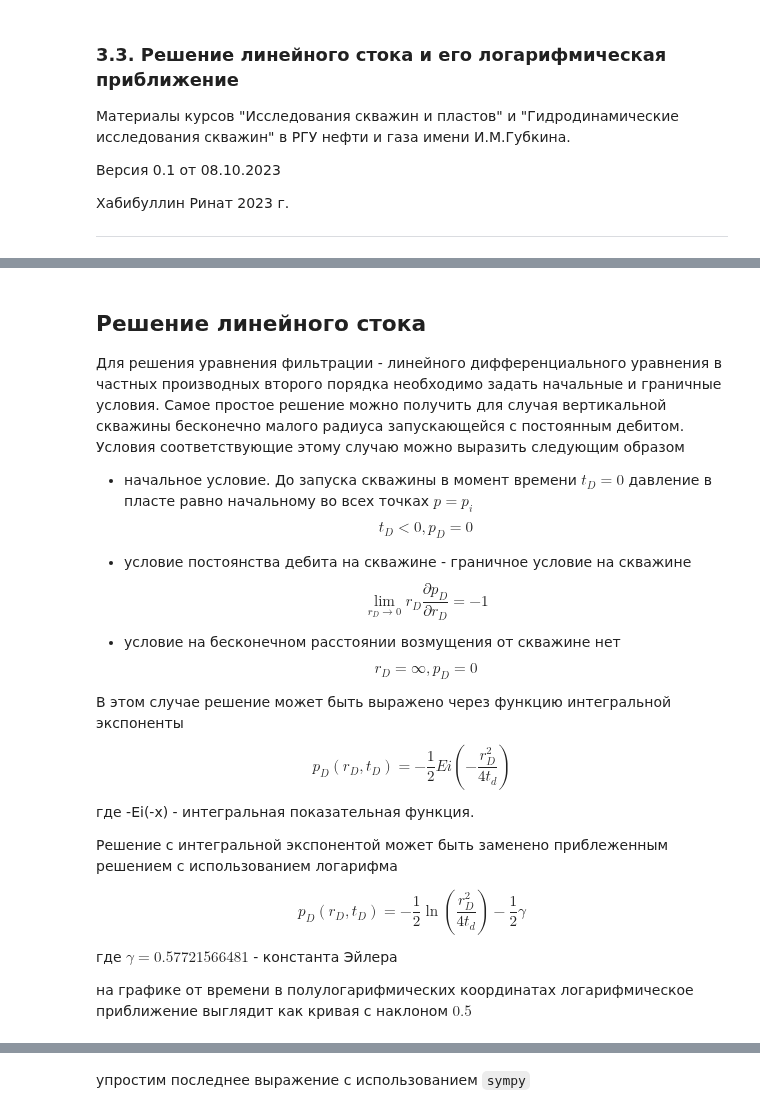
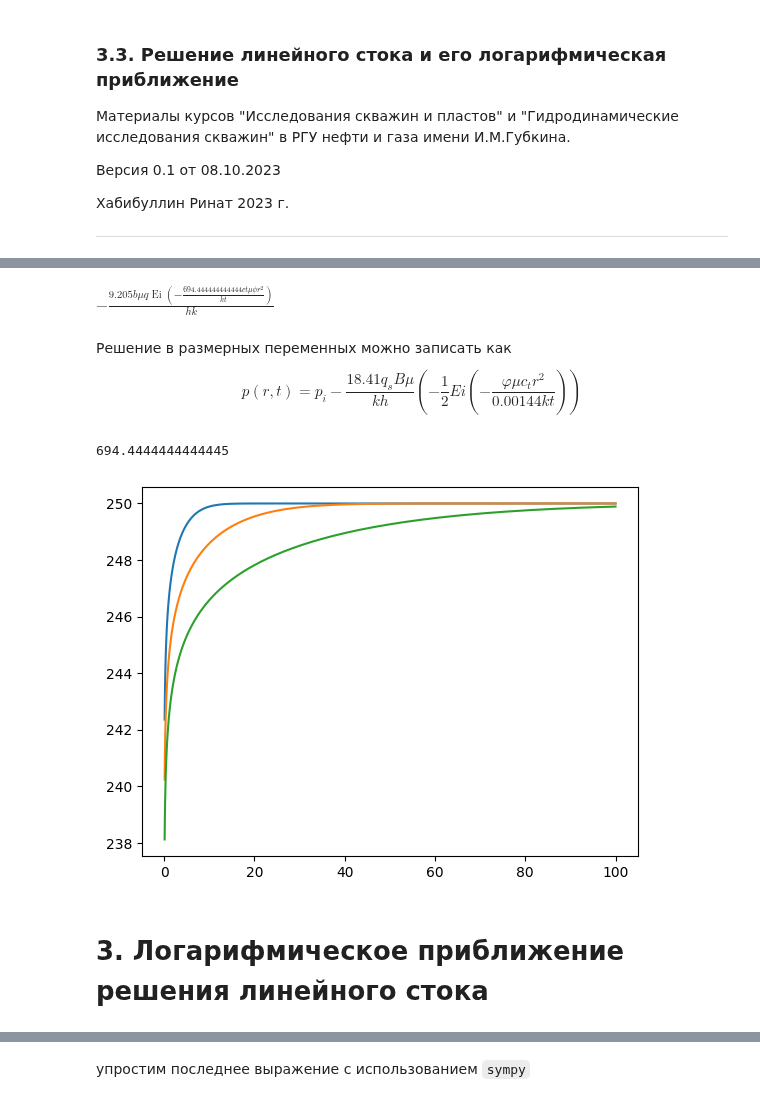
Before and after one commit to khabibullinra/welltest_examples, a Jupyter notebook: examples/03_03_line_source_solution_log_approximation.ipynb, the cells around one changed output, grey strips where cells are left out. Cells and saved outputs as stored; diff of their text form; code cells hidden in the pictures.

```diff
--- a/examples/03_03_line_source_solution_log_approximation.ipynb
+++ b/examples/03_03_line_source_solution_log_approximation.ipynb
@@ -37,32 +115,37 @@ $$ p_D = \frac{kh}{ 18.41 q_s B \mu} \left( p_i - p \right)  \tag{4} $$
 * $p_i$ - начальное давление в пласте, атм
 * $p$ - давление на расстоянии $r$, атм
 * $c_t$ - общая сжимаемость системы в пласте, 1/атм
-# %% [markdown]
-## Решение линейного стока  <a class="anchor" id="11.1.3"></a>
-Для решения уравнения фильтрации - линейного дифференциального уравнения в частных производных второго порядка необходимо задать начальные и граничные условия.
-Самое простое решение можно получить для случая вертикальной скважины бесконечно малого радиуса запускающейся с постоянным дебитом. Условия соответствующие этому случаю можно выразить следующим образом
-
-* начальное условие. До запуска скважины в момент времени  $t_D = 0$ давление в пласте равно начальному во всех точках $p=p_i$
-$$ t_D < 0, p_D = 0 \tag{6}$$
-
-* условие постоянства дебита на скважине - граничное условие на скважине
-$$ \lim_{r_D \to 0} {r_D \frac{\partial p_D}{\partial r_D}} = -1  \tag{7}$$
-
-* условие на бесконечном расстоянии возмущения от скважине нет
-$$ r_D = \infty, p_D = 0  \tag{8}$$
-
-В этом случае решение может быть выражено через функцию интегральной экспоненты
-$$ p_D(r_D,t_D) = - \frac{1}{2} Ei \left(- \dfrac{ r_D^2}{4t_d} \right)  \tag{9}$$
-
-где -Ei(-x) - интегральная показательная функция.
-
-Решение с интегральной экспонентой может быть заменено приблеженным решением с использованием логарифма
-
-$$
-p_D(r_D,t_D) = - \frac{1}{2} \ln \left( \dfrac{ r_D^2}{4t_d} \right) - \frac{1}{2}\gamma
-\tag{12.27}
-$$
-
-где $\gamma = 0.57721566481$ - константа Эйлера
-
-на графике от времени в полулогарифмических координатах логарифмическое приближение выглядит как кривая с наклоном $0.5$
+# %%
+# подставим вместо безразмерных переменных размерные
+eq2 = eq1.subs(r_d, r/r_w)
+eq2 = eq2.subs(t_d, 0.00036*k*t/(phi*mu*ct*r_w**2))
+eq2 = eq2.subs(p_d, k*h/(18.41*q*b*mu)*(p_i-p))
+# решим полученное уравнение относительно перепада давления
+eq3 = sp.solve(eq2,p_i-p)
+# выведем первое решение
+eq3[0]
+# %% [output]
+$\displaystyle - \frac{9.205 b \mu q \operatorname{Ei}{\left(- \frac{694.444444444444 ct \mu \phi r^{2}}{k t} \right)}}{h k}$
+# %% [markdown]
+Решение в размерных переменных можно записать как
+$$
+p\left(r,t\right)=p_i-\frac{18.41q_sB\mu}{kh}\left(-\frac{1}{2} Ei \left(-\frac{\varphi\mu c_tr^2}{0.00144kt}\right)\right)
+\tag{8}
+$$
+# %%
+# проверим,что констранта под интегральной экспонентой одна и та же :)
+print(1/0.00144)
+# %% [output]
+694.4444444444445
+# %%
+# сгенерируем решение
+pd_ei_full_ = sp.lambdify([t, r, k, h, mu, ct, phi, q, b, p_i],p_i-eq3[0], modules=["scipy","numpy"])
+# %%
+# нарисуем воронку депрессии используя сгенерированное решение
+r_arr = np.logspace(-1,2,100)
+for tt in [0.1, 1, 10]:
+    plt.plot(r_arr, pd_ei_full_(tt, r_arr, k=10, h=10, mu=1, ct=1e-4, phi=0.2, q=10, b=1, p_i=250))
+# %% [output]
+[figure, added]
+# %% [markdown]
+# 3. Логарифмическое приближение решения линейного стока <a class="anchor" id="333"></a>
```
Also changed, not shown: parts of 39 cells of this notebook, 9 other files.
